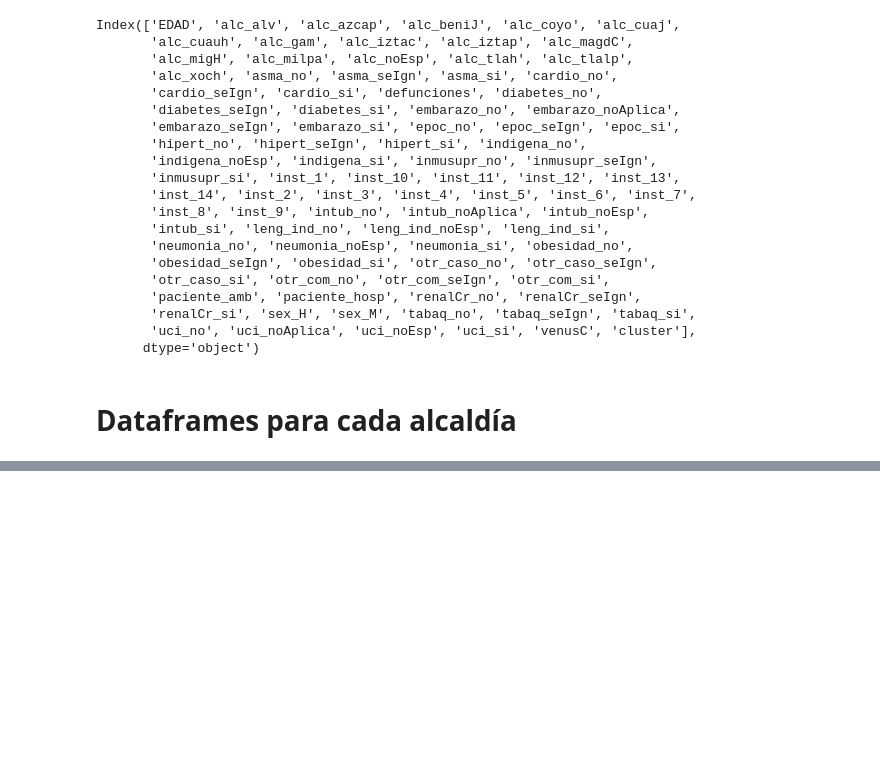
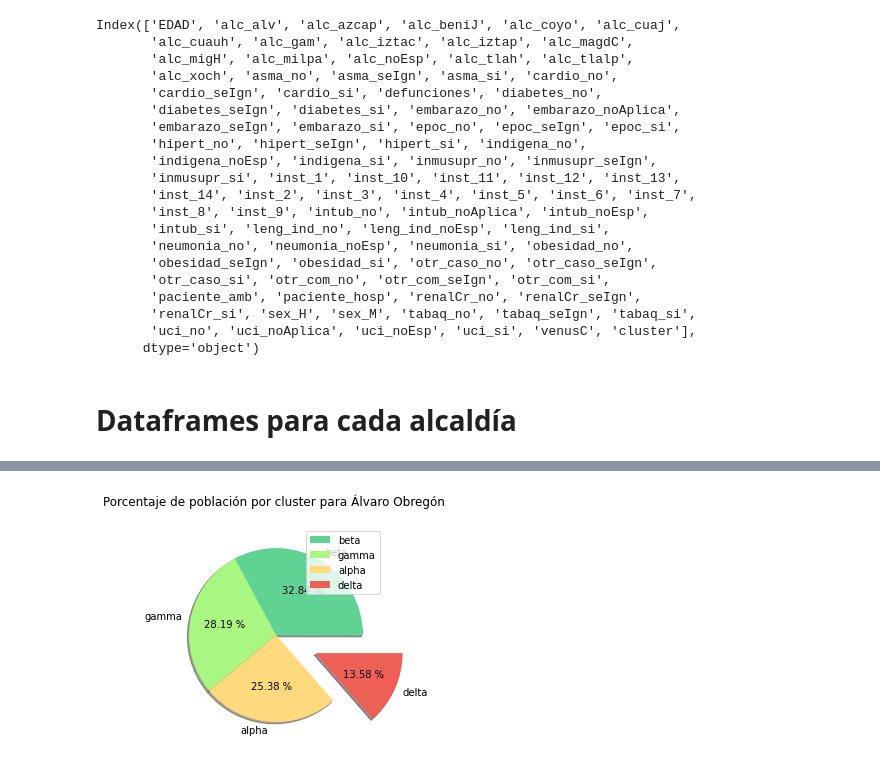
Before and after one commit to MauricioTellezNava/viropolitica_poblacionCDMX, a Jupyter notebook: maquetando_v2.ipynb, the cells around one changed output, grey strips where cells are left out. Drawn from its saved outputs; the diff is of its cells as text; code cells hidden in the pictures; blank space fills up the shorter version.

```diff
--- a/maquetando_v2.ipynb
+++ b/maquetando_v2.ipynb
@@ -210,0 +219,22 @@ magdalenaC
+# %%
+# Álvaro Obregón
+
+
+conteo = alvaroOb["poblacion"]
+etiquetas = alvaroOb["nombre"].unique()
+colores = ["#60D394", "#AAF683", "#FFD97D", "#EE6055", "#FF9B85"]
+extraccion = 0,0,0,0.5
+
+fig, ax = plt.subplots()
+plt.pie(conteo,
+        labels= etiquetas,
+        autopct = ("%0.2f %%"),
+        colors = colores,
+        explode = extraccion,
+        shadow=True)
+
+ax.set_title("Porcentaje de población por cluster para Álvaro Obregón \n")
+ax.legend()
+plt.show()
+# %% [output]
+[figure, added]
```
Also changed, not shown: parts of 18 cells of this notebook.
